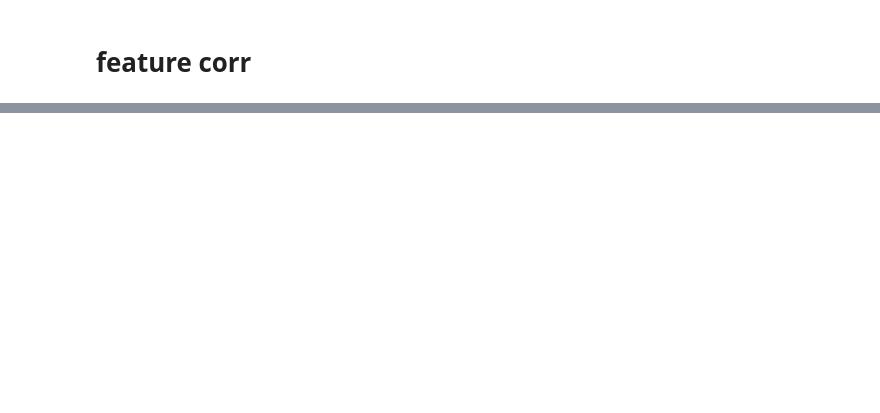
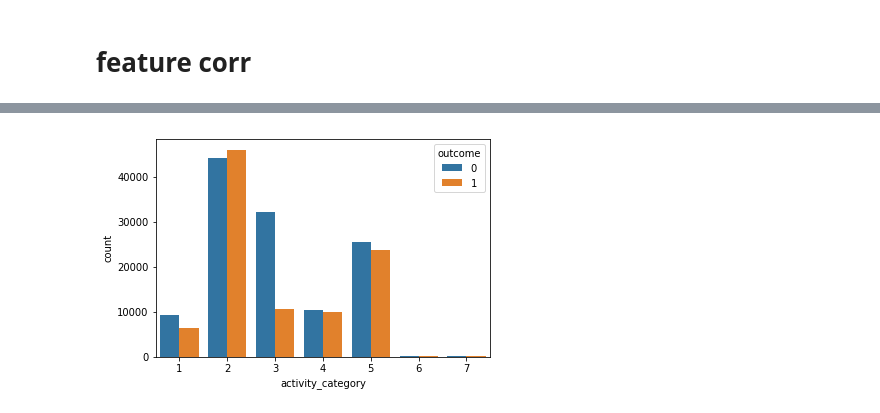
Before and after one commit to sooooner/dss_team_project_ML, a Jupyter notebook: red_hat/sooner.ipynb, the cells around one changed output, grey strips where cells are left out. Drawn from its saved outputs; the diff is of its cells as text; code cells hidden in the pictures; blank space fills up the shorter version.

```diff
--- a/red_hat/sooner.ipynb
+++ b/red_hat/sooner.ipynb
@@ -62,3 +70,7 @@ plt.show()
 # df_test = df_merge[['people_id', 'outcome', 'char_38']].drop_duplicates() 쓰면 안된!!!
 # %% [markdown]
 # feature corr
+# %%
+a = df_merge.sample(frac = 0.1).copy()
+# %%
+a = a.replace('type ', '', regex=True).apply(pd.to_numeric, errors='ignore')
@@ -65,2 +97,2 @@ plt.show()
 # %%
-a = df_merge.head().copy()
+a.head()
@@ -67,2 +105,0 @@ a = df_merge.head().copy()
-# %%
-a.replace('type ', '', inplace=True, regex=True)
@@ -78,0 +120,5 @@ pd.to_numeric()
+# %%
+sns.countplot(x='activity_category',hue = 'outcome', data = a)
+plt.show()
+# %% [output]
+[figure, added]
```
Also changed, not shown: parts of 15 cells of this notebook.
